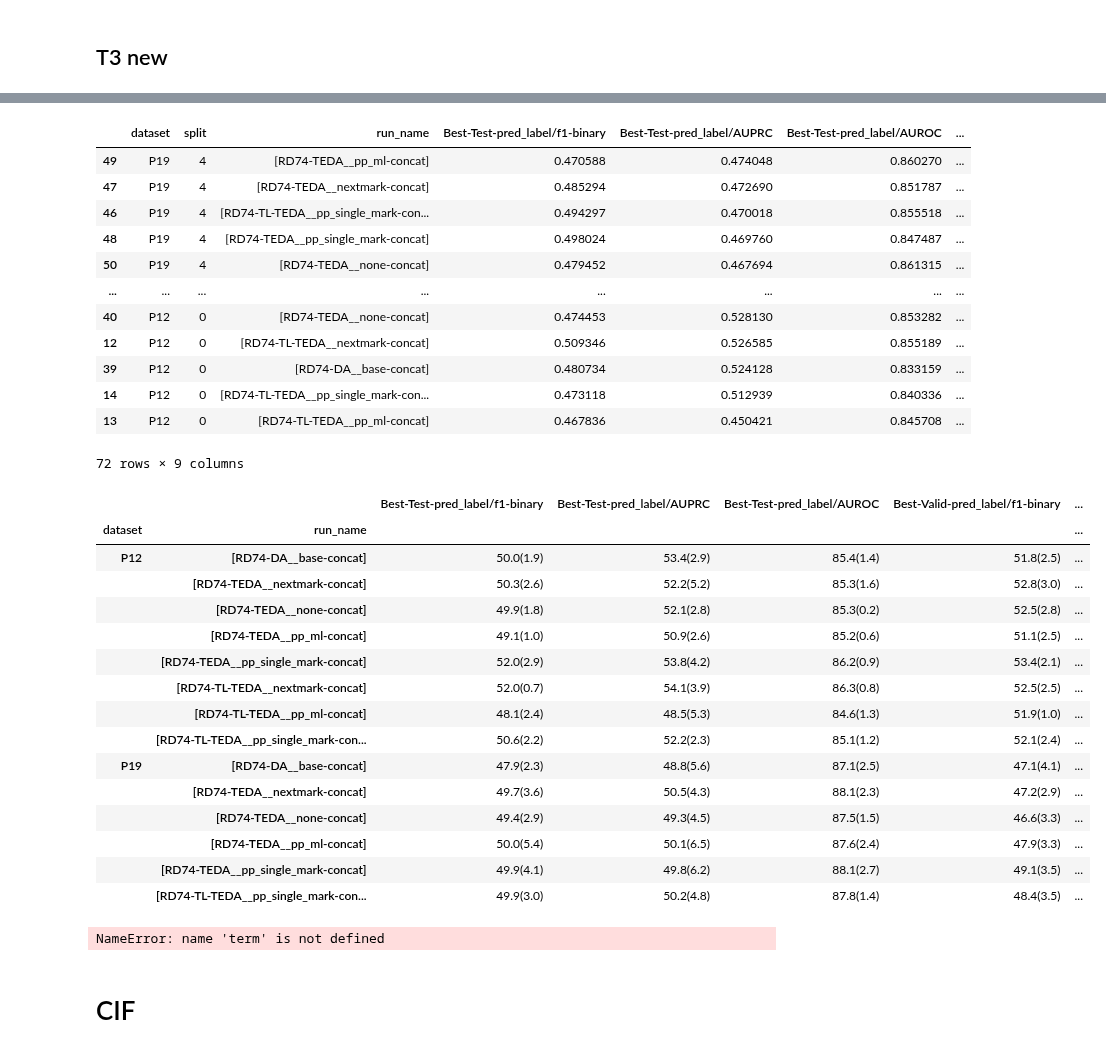
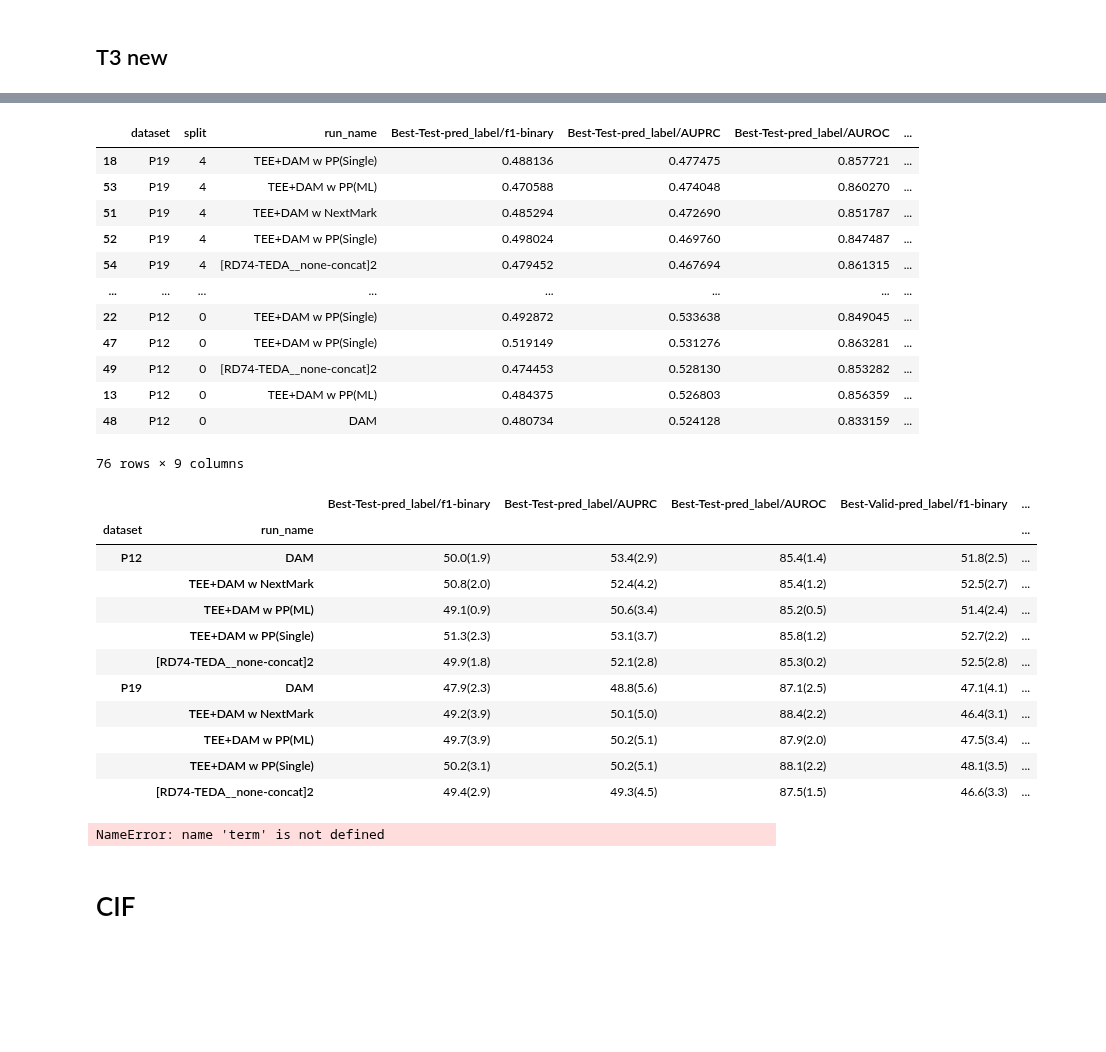
Before and after one commit to hojjatkarami/tedam2, a Jupyter notebook: jup_res.ipynb, the cells around one changed output, grey strips where cells are left out. Cells and saved outputs as stored; diff of their text form; code cells hidden in the pictures; blank space fills up the shorter version.

```diff
--- a/jup_res.ipynb
+++ b/jup_res.ipynb
@@ -589,6 +604,6 @@ Error:
 api = wandb.Api()
 runs = api.runs("hokarami/TEEDAM_supervised")
 # df_filt = dl_runs(runs, selected_tag='H70HHGGG') # H70PretrainedOnly
-df_filt = dl_runs(runs, selected_tag='RD74-TableIII') # H70PretrainedOnly
+df_filt = dl_runs(runs, selected_tag='RD74-TableIII-v3') # H70PretrainedOnly
 len(df_filt)
 # %% [output]
@@ -595,0 +611,5 @@ len(df_filt)
+# %%
+x='DA__D'
+
+
+'DA' in x
@@ -622,59 +644,79 @@ df = pd.concat([df_config, df_summary],axis=1)
 df = df[i_groupby_row + i_groupby_col + i_agg + i_metric]
 
 # remove the last 6 characters from the run_name
-df['run_name'] = df['run_name'].apply(lambda x:x[:-7])
+
+def change_run_name(x):
+    # if x contains 'DA'
+    # return type(x)
+    if 'DA__base' in x:
+        return 'DAM'
+    elif 'TEDA__none' in x:
+        return 'TEE+DAM'
+    elif 'TEDA__pp_ml' in x:
+        return 'TEE+DAM w PP(ML)'
+    elif 'TEDA__nextmark' in x:
+        return 'TEE+DAM w NextMark'
+    elif 'TEDA__pp_single' in x:
+        return 'TEE+DAM w PP(Single)'
+    elif 'TL3-TEDA__pp_ml' in x:
+        return '[TEE w PP(ML)]+DAM'
+    elif 'TL3-TEDA__nextmark' in x:
+        return '[TEE w NextMark]+DAM'
+    elif 'TL3-TEDA__pp_single' in x:
+        return '[TEE w PP(Single)]+DAM'
+
+
+    return x[:-6]
+
+df['run_name'] = df['run_name'].apply(lambda x:change_run_name(x))
 
 
 df.sort_values(by=['dataset','split'] + ['Best-Test-pred_label/AUPRC'], ascending=False)
 df.sort_values(by=['dataset','run_name']).groupby(['dataset','run_name'])[i_metric].aggregate(lambda x:f'{round(x.mean()*100,2):.1f}({round(x.std()*100,2):.1f})'   )
 
 
 term
 
 a0 = df.groupby(i_groupby_row + i_groupby_col)[i_metric].size().rename('runs')
 
 a1 = df.groupby(i_groupby_row + i_groupby_col)[i_metric].aggregate(i_stats).round(3)
 
 a1 = df.groupby(i_groupby_row + i_groupby_col)[i_metric].aggregate(lambda x:f'{round(x.mean()*1,2):.2f}({round(x.std()*1,2):.2f})'   ) #
 
 # a4 = df.groupby(i_by)[i_metric].apply(lambda x:x.round(3).tolist())   # x.round(3).tolist()
 a1
 
 a1.reset_index().pivot(index=i_groupby_row,columns=i_groupby_col).replace(r'\(nan\)$', '',regex=True)
 
 
 
 # a1.to_excel("aaa.xlsx")
 # %% [output]
 |  | dataset | split | run_name | Best-Test-pred_label/f1-binary | Best-Test-pred_label/AUPRC | Best-Test-pred_label/AUROC | ... |
-| 49 | P19 | 4 | [RD74-TEDA__pp_ml-concat] | 0.470588 | 0.474048 | 0.860270 | ... |
-| 47 | P19 | 4 | [RD74-TEDA__nextmark-concat] | 0.485294 | 0.472690 | 0.851787 | ... |
-| 46 | P19 | 4 | [RD74-TL-TEDA__pp_single_mark-con... | 0.494297 | 0.470018 | 0.855518 | ... |
-| 48 | P19 | 4 | [RD74-TEDA__pp_single_mark-concat] | 0.498024 | 0.469760 | 0.847487 | ... |
-| 50 | P19 | 4 | [RD74-TEDA__none-concat] | 0.479452 | 0.467694 | 0.861315 | ... |
+| 18 | P19 | 4 | TEE+DAM w PP(Single) | 0.488136 | 0.477475 | 0.857721 | ... |
+| 53 | P19 | 4 | TEE+DAM w PP(ML) | 0.470588 | 0.474048 | 0.860270 | ... |
+| 51 | P19 | 4 | TEE+DAM w NextMark | 0.485294 | 0.472690 | 0.851787 | ... |
+| 52 | P19 | 4 | TEE+DAM w PP(Single) | 0.498024 | 0.469760 | 0.847487 | ... |
+| 54 | P19 | 4 | [RD74-TEDA__none-concat]2 | 0.479452 | 0.467694 | 0.861315 | ... |
 | ... | ... | ... | ... | ... | ... | ... | ... |
-| 40 | P12 | 0 | [RD74-TEDA__none-concat] | 0.474453 | 0.528130 | 0.853282 | ... |
-| 12 | P12 | 0 | [RD74-TL-TEDA__nextmark-concat] | 0.509346 | 0.526585 | 0.855189 | ... |
-| 39 | P12 | 0 | [RD74-DA__base-concat] | 0.480734 | 0.524128 | 0.833159 | ... |
-| 14 | P12 | 0 | [RD74-TL-TEDA__pp_single_mark-con... | 0.473118 | 0.512939 | 0.840336 | ... |
-| 13 | P12 | 0 | [RD74-TL-TEDA__pp_ml-concat] | 0.467836 | 0.450421 | 0.845708 | ... |
+| 22 | P12 | 0 | TEE+DAM w PP(Single) | 0.492872 | 0.533638 | 0.849045 | ... |
+| 47 | P12 | 0 | TEE+DAM w PP(Single) | 0.519149 | 0.531276 | 0.863281 | ... |
+| 49 | P12 | 0 | [RD74-TEDA__none-concat]2 | 0.474453 | 0.528130 | 0.853282 | ... |
+| 13 | P12 | 0 | TEE+DAM w PP(ML) | 0.484375 | 0.526803 | 0.856359 | ... |
+| 48 | P12 | 0 | DAM | 0.480734 | 0.524128 | 0.833159 | ... |
-72 rows × 9 columns
+76 rows × 9 columns
 |  |  | Best-Test-pred_label/f1-binary | Best-Test-pred_label/AUPRC | Best-Test-pred_label/AUROC | Best-Valid-pred_label/f1-binary | ... |
 | dataset | run_name |  |  |  |  | ... |
-| P12 | [RD74-DA__base-concat] | 50.0(1.9) | 53.4(2.9) | 85.4(1.4) | 51.8(2.5) | ... |
-|  | [RD74-TEDA__nextmark-concat] | 50.3(2.6) | 52.2(5.2) | 85.3(1.6) | 52.8(3.0) | ... |
-|  | [RD74-TEDA__none-concat] | 49.9(1.8) | 52.1(2.8) | 85.3(0.2) | 52.5(2.8) | ... |
-|  | [RD74-TEDA__pp_ml-concat] | 49.1(1.0) | 50.9(2.6) | 85.2(0.6) | 51.1(2.5) | ... |
-|  | [RD74-TEDA__pp_single_mark-concat] | 52.0(2.9) | 53.8(4.2) | 86.2(0.9) | 53.4(2.1) | ... |
-|  | [RD74-TL-TEDA__nextmark-concat] | 52.0(0.7) | 54.1(3.9) | 86.3(0.8) | 52.5(2.5) | ... |
-|  | [RD74-TL-TEDA__pp_ml-concat] | 48.1(2.4) | 48.5(5.3) | 84.6(1.3) | 51.9(1.0) | ... |
-|  | [RD74-TL-TEDA__pp_single_mark-con... | 50.6(2.2) | 52.2(2.3) | 85.1(1.2) | 52.1(2.4) | ... |
-| P19 | [RD74-DA__base-concat] | 47.9(2.3) | 48.8(5.6) | 87.1(2.5) | 47.1(4.1) | ... |
-|  | [RD74-TEDA__nextmark-concat] | 49.7(3.6) | 50.5(4.3) | 88.1(2.3) | 47.2(2.9) | ... |
-|  | [RD74-TEDA__none-concat] | 49.4(2.9) | 49.3(4.5) | 87.5(1.5) | 46.6(3.3) | ... |
-|  | [RD74-TEDA__pp_ml-concat] | 50.0(5.4) | 50.1(6.5) | 87.6(2.4) | 47.9(3.3) | ... |
-|  | [RD74-TEDA__pp_single_mark-concat] | 49.9(4.1) | 49.8(6.2) | 88.1(2.7) | 49.1(3.5) | ... |
-|  | [RD74-TL-TEDA__pp_single_mark-con... | 49.9(3.0) | 50.2(4.8) | 87.8(1.4) | 48.4(3.5) | ... |
+| P12 | DAM | 50.0(1.9) | 53.4(2.9) | 85.4(1.4) | 51.8(2.5) | ... |
+|  | TEE+DAM w NextMark | 50.8(2.0) | 52.4(4.2) | 85.4(1.2) | 52.5(2.7) | ... |
+|  | TEE+DAM w PP(ML) | 49.1(0.9) | 50.6(3.4) | 85.2(0.5) | 51.4(2.4) | ... |
+|  | TEE+DAM w PP(Single) | 51.3(2.3) | 53.1(3.7) | 85.8(1.2) | 52.7(2.2) | ... |
+|  | [RD74-TEDA__none-concat]2 | 49.9(1.8) | 52.1(2.8) | 85.3(0.2) | 52.5(2.8) | ... |
+| P19 | DAM | 47.9(2.3) | 48.8(5.6) | 87.1(2.5) | 47.1(4.1) | ... |
+|  | TEE+DAM w NextMark | 49.2(3.9) | 50.1(5.0) | 88.4(2.2) | 46.4(3.1) | ... |
+|  | TEE+DAM w PP(ML) | 49.7(3.9) | 50.2(5.1) | 87.9(2.0) | 47.5(3.4) | ... |
+|  | TEE+DAM w PP(Single) | 50.2(3.1) | 50.2(5.1) | 88.1(2.2) | 48.1(3.5) | ... |
+|  | [RD74-TEDA__none-concat]2 | 49.4(2.9) | 49.3(4.5) | 87.5(1.5) | 46.6(3.3) | ... |
 NameError: name 'term' is not defined
 # %% [markdown]
 # CIF
```
Also changed, not shown: parts of 4 cells of this notebook, 2 other files.
